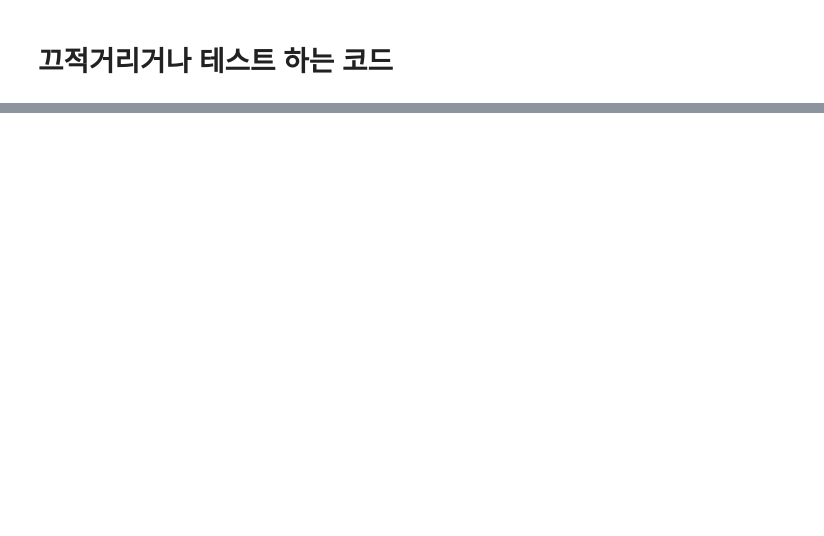
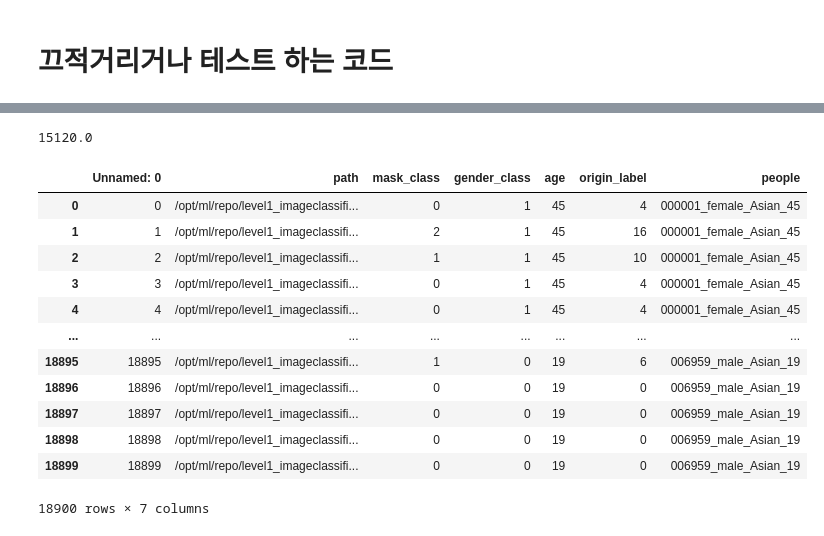
Before and after one commit to boostcampaitech4cv2/level1_imageclassification_cv-level1-cv-06, a Jupyter notebook: T4064/0_T4064_scrach_code.ipynb, the cells around one changed output, grey strips where cells are left out. Saved outputs shown, nothing was run; the diff lists cells and outputs as text; code cells hidden in the pictures; blank space fills up the shorter version.

```diff
--- a/T4064/0_T4064_scrach_code.ipynb
+++ b/T4064/0_T4064_scrach_code.ipynb
@@ -133,0 +441,17 @@ Sat Oct 29 17:49:34 2022
+# %%
+def get_age_category(num):
+    category = None
+    if num>=60:
+        category = 'senior'
+    elif 30<=num<60:
+        category = 'middle'
+    else:
+        category = 'junior'
+    return category
+
+age_cls = []
+
+for age in sheet['age']:
+    age_cls.append(get_age_category(age))
+# %%
+sheet['age_cls']=age_cls
@@ -133,0 +482,5 @@ Sat Oct 29 17:49:34 2022
+# %%
+folder = []
+for path in sheet['path']:
+    folder.append(path.split('/')[-2])
+sheet['people'] = folder
@@ -133,0 +507,4 @@ Sat Oct 29 17:49:34 2022
+# %%
+2700*8/10*7
+# %% [output]
+15120.0
@@ -133,0 +515,6 @@ Sat Oct 29 17:49:34 2022
+# %%
+peoples = []
+for path in sheet['path']:
+    peoples.append(path.split('/')[-2])
+
+sheet['people'] = peoples
@@ -133,0 +523,16 @@ Sat Oct 29 17:49:34 2022
+# %%
+sheet
+# %% [output]
+|  | Unnamed: 0 | path | mask_class | gender_class | age | origin_label | people |
+| 0 | 0 | /opt/ml/repo/level1_imageclassifi... | 0 | 1 | 45 | 4 | 000001_female_Asian_45 |
+| 1 | 1 | /opt/ml/repo/level1_imageclassifi... | 2 | 1 | 45 | 16 | 000001_female_Asian_45 |
+| 2 | 2 | /opt/ml/repo/level1_imageclassifi... | 1 | 1 | 45 | 10 | 000001_female_Asian_45 |
+| 3 | 3 | /opt/ml/repo/level1_imageclassifi... | 0 | 1 | 45 | 4 | 000001_female_Asian_45 |
+| 4 | 4 | /opt/ml/repo/level1_imageclassifi... | 0 | 1 | 45 | 4 | 000001_female_Asian_45 |
+| ... | ... | ... | ... | ... | ... | ... | ... |
+| 18895 | 18895 | /opt/ml/repo/level1_imageclassifi... | 1 | 0 | 19 | 6 | 006959_male_Asian_19 |
+| 18896 | 18896 | /opt/ml/repo/level1_imageclassifi... | 0 | 0 | 19 | 0 | 006959_male_Asian_19 |
+| 18897 | 18897 | /opt/ml/repo/level1_imageclassifi... | 0 | 0 | 19 | 0 | 006959_male_Asian_19 |
+| 18898 | 18898 | /opt/ml/repo/level1_imageclassifi... | 0 | 0 | 19 | 0 | 006959_male_Asian_19 |
+| 18899 | 18899 | /opt/ml/repo/level1_imageclassifi... | 0 | 0 | 19 | 0 | 006959_male_Asian_19 |
+18900 rows × 7 columns
```
Also changed, not shown: parts of 105 cells of this notebook, 12 other files.
